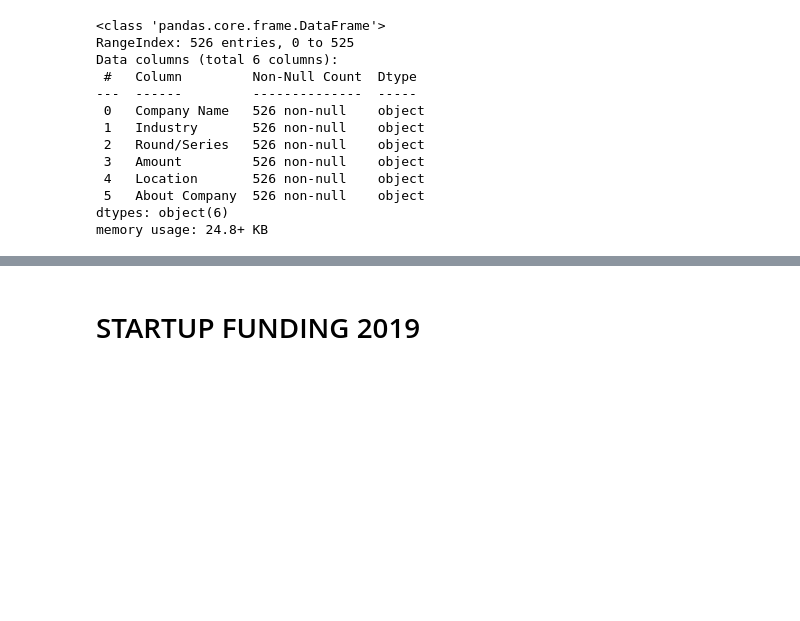
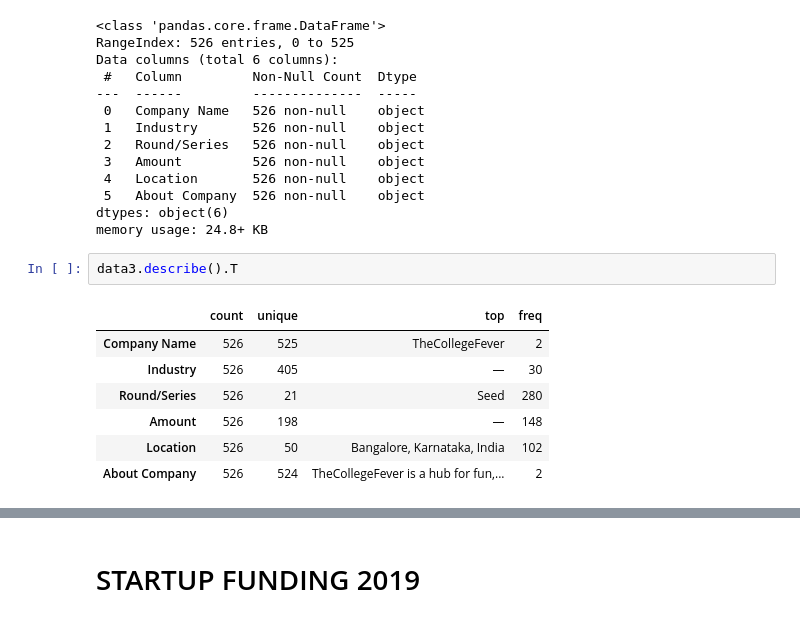
Before and after one commit to codeayiku/Demo-indian-start-up, a Jupyter notebook: Notebooks/India.ipynb, the cells around one changed output, grey strips where cells are left out. Saved outputs shown, nothing was run; the diff lists cells and outputs as text; blank space fills up the shorter version.

```diff
--- a/Notebooks/India.ipynb
+++ b/Notebooks/India.ipynb
@@ -522,3 +582,13 @@ Data columns (total 6 columns):
  5   About Company  526 non-null    object
 dtypes: object(6)
 memory usage: 24.8+ KB
+# %%
+data3.describe().T
+# %% [output]
+|  | count | unique | top | freq |
+| Company Name | 526 | 525 | TheCollegeFever | 2 |
+| Industry | 526 | 405 | — | 30 |
+| Round/Series | 526 | 21 | Seed | 280 |
+| Amount | 526 | 198 | — | 148 |
+| Location | 526 | 50 | Bangalore, Karnataka, India | 102 |
+| About Company | 526 | 524 | TheCollegeFever is a hub for fun,... | 2 |
```
Also changed, not shown: parts of 25 cells of this notebook.
